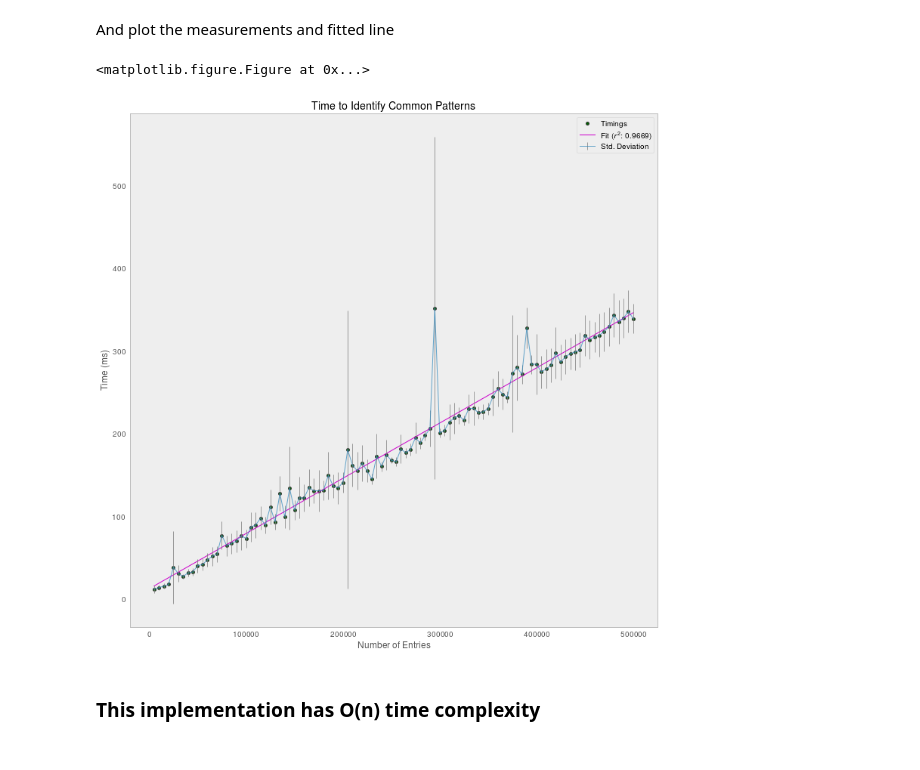
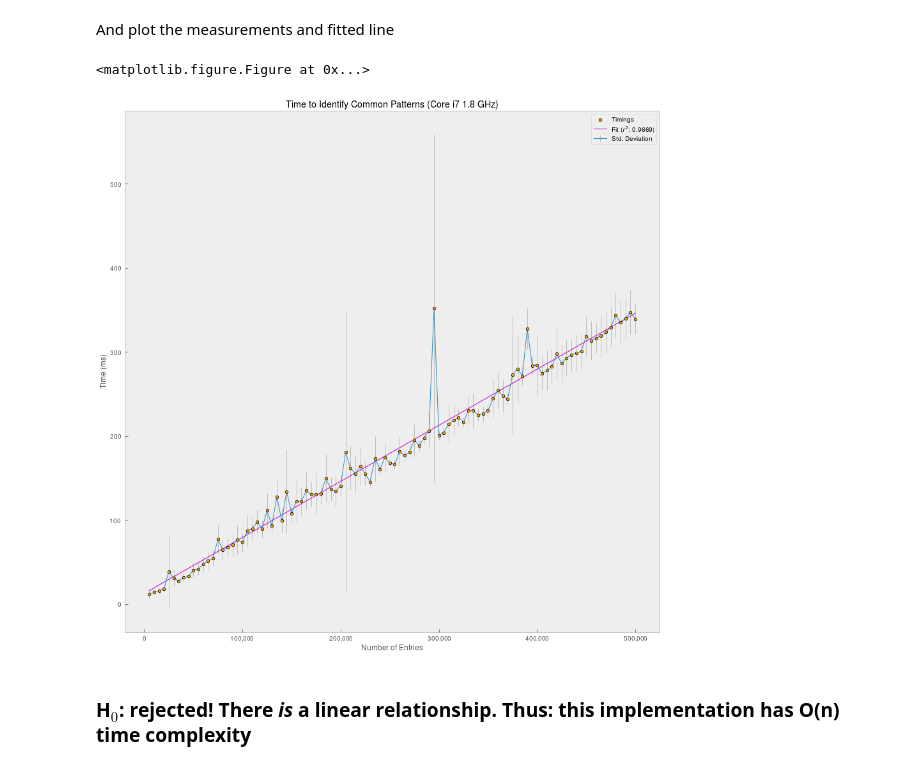
Before and after one commit to urschrei/patterns, a Jupyter notebook: stats.ipynb, the cells around one changed output. Drawn from its saved outputs; the diff is of its cells as text; code cells hidden in the pictures.

Commit message:
Better plot

```diff
--- a/stats.ipynb
+++ b/stats.ipynb
@@ -82,33 +83,36 @@ OLS Regression Results
 And plot the measurements and fitted line
 # %%
 plt.clf()
-fig = plt.figure(figsize=(12.5, 12.5))
+fig = plt.figure(figsize=(15., 15.))
 ax = fig.add_subplot(111)
+
 measured = ax.scatter(
     df['entries'], df['time'],
-    s=15, marker='o', color='#006600', edgecolor='#333333', lw=1
+    s=20., marker='o', color='#ffa500', edgecolor='#000000', lw=.75
 )
 err = plt.errorbar(
     df['entries'], df['time'], yerr=df['error'],
-    ecolor='#7e7e7e', alpha=.75
+    ecolor='#bdbdbd', zorder=0
 )
-# Line of best fit
 fitted, = plt.plot(
     df['entries'],
     fit.predict(),
     color='#CC00CC',
-    zorder=1)
+    zorder=0)
 
 leg = plt.legend(
     (measured, fitted, err),
     ("Timings", "Fit ($r^2$: %0.4f)" % fit.rsquared, "Std. Deviation"))
 ax.set_xlabel('Number of Entries')
 ax.set_ylabel('Time (ms)')
+ax.get_xaxis().set_major_formatter(
+    FuncFormatter(lambda x, p: format(int(x), ','))
+)
 
-plt.title("Time to Identify Common Patterns")
+plt.title("Time to Identify Common Patterns (Core i7 1.8 GHz)")
 plt.show()
 # %% [output]
 <matplotlib.figure.Figure at 0x...>
-[figure, old version]
+[figure, new version]
 # %% [markdown]
-###  This implementation has O(n) time complexity
+###  H$_0$: rejected! There *is* a linear relationship. Thus: this implementation has O(n) time complexity
```
Also changed, not shown: parts of 3 cells of this notebook.
